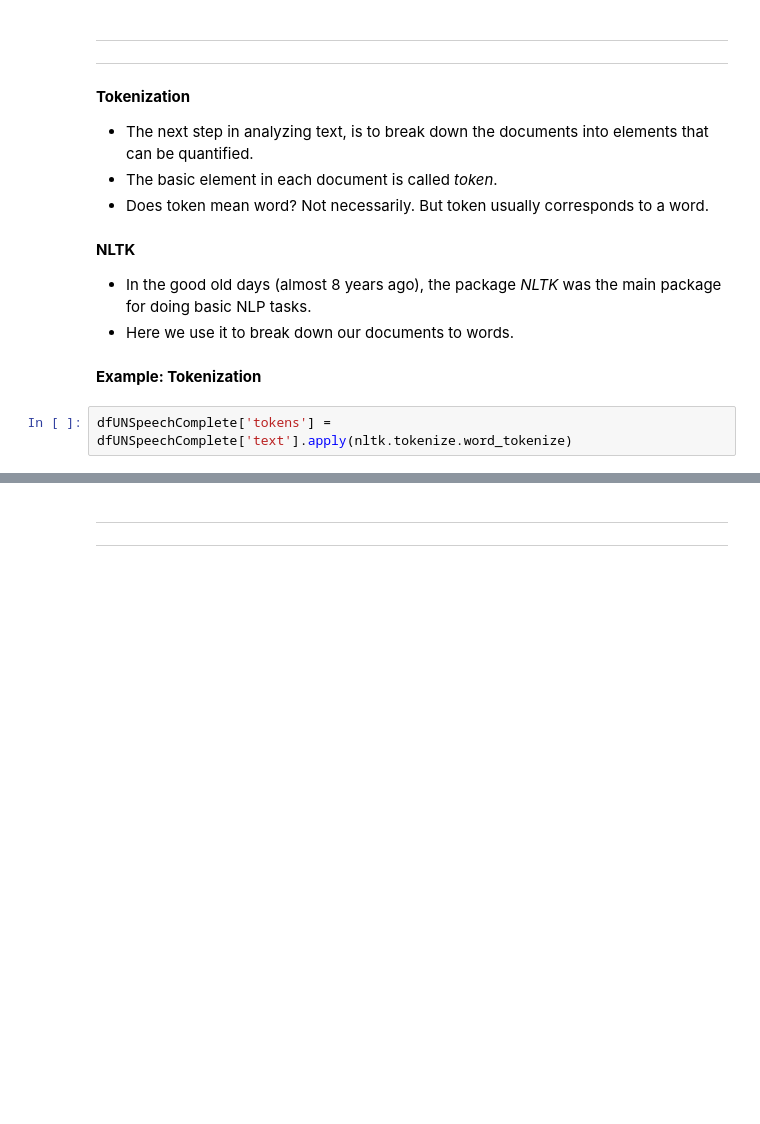
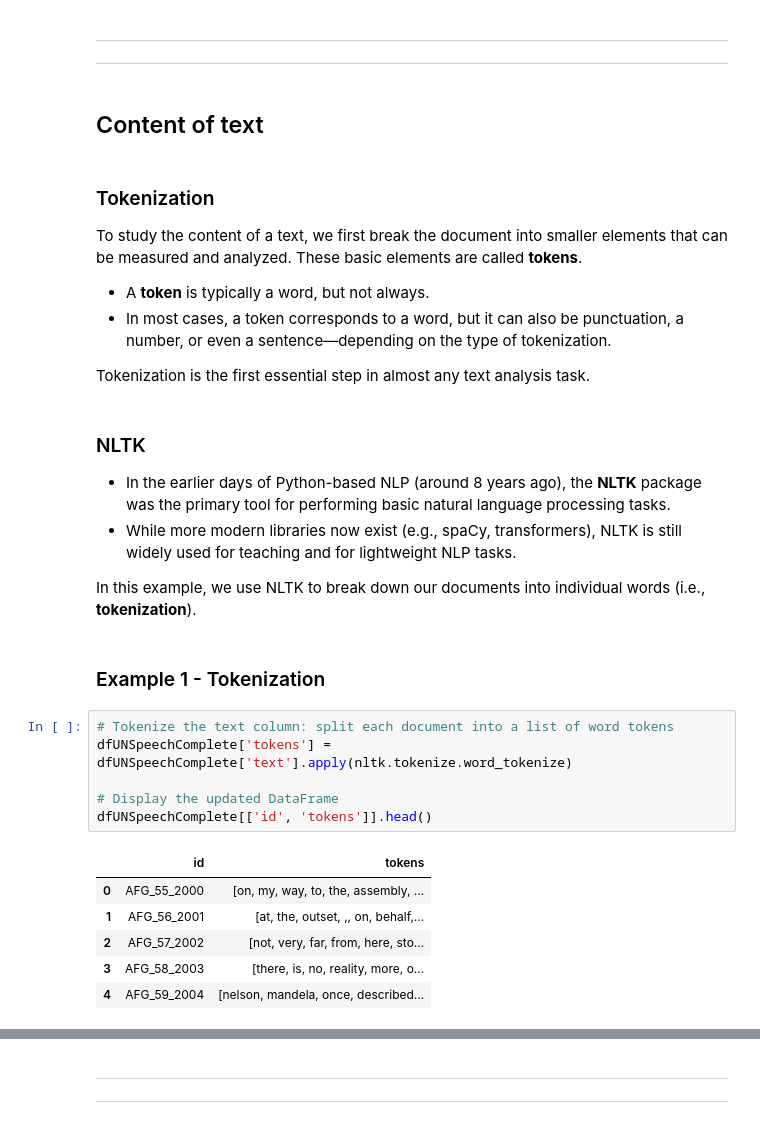
Before and after one commit to mahdi-khesali/Computational-Methods-for-Social-Scientists, a Jupyter notebook: p4/_python/s1/s1_lecture.ipynb, the cells around one changed output, grey strips where cells are left out. Saved outputs shown, nothing was run; the diff lists cells and outputs as text; blank space fills up the shorter version.

```diff
--- a/p4/_python/s1/s1_lecture.ipynb
+++ b/p4/_python/s1/s1_lecture.ipynb
@@ -307,16 +338,37 @@ countdown_timer(300)
 # %% [markdown]
 ---
 ---
+# %% [markdown]
+## Content of text
 # %% [markdown]
-**Tokenization**
- - The next step in analyzing text, is to break down the documents into elements that can be quantified.
-  - The basic element in each document is called *token*.
-  - Does token mean word? Not necessarily. But token usually corresponds to a word.
+### Tokenization
+
+To study the content of a text, we first break the document into smaller elements that can be measured and analyzed.
+These basic elements are called **tokens**.
+
+- A **token** is typically a word, but not always.
+- In most cases, a token corresponds to a word, but it can also be punctuation, a number, or even a sentence—depending on the type of tokenization.
+
+Tokenization is the first essential step in almost any text analysis task.
 # %% [markdown]
-**NLTK**
-- In the good old days (almost 8 years ago), the package *NLTK* was the main package for doing basic NLP tasks.
-- Here we use it to break down our documents to words.
+### NLTK
+
+- In the earlier days of Python-based NLP (around 8 years ago), the **NLTK** package was the primary tool for performing basic natural language processing tasks.
+- While more modern libraries now exist (e.g., spaCy, transformers), NLTK is still widely used for teaching and for lightweight NLP tasks.
+
+In this example, we use NLTK to break down our documents into individual words (i.e., **tokenization**).
 # %% [markdown]
-**Example: Tokenization**
+### Example 1 - Tokenization
 # %%
+# Tokenize the text column: split each document into a list of word tokens
 dfUNSpeechComplete['tokens'] = dfUNSpeechComplete['text'].apply(nltk.tokenize.word_tokenize)
+
+# Display the updated DataFrame
+dfUNSpeechComplete[['id', 'tokens']].head()
+# %% [output]
+|  | id | tokens |
+| 0 | AFG_55_2000 | [on, my, way, to, the, assembly, ... |
+| 1 | AFG_56_2001 | [﻿at, the, outset, ,, on, behalf,... |
+| 2 | AFG_57_2002 | [﻿not, very, far, from, here, sto... |
+| 3 | AFG_58_2003 | [﻿there, is, no, reality, more, o... |
+| 4 | AFG_59_2004 | [nelson, mandela, once, described... |
```
Also changed, not shown: parts of 60 cells of this notebook, 7 other files.
